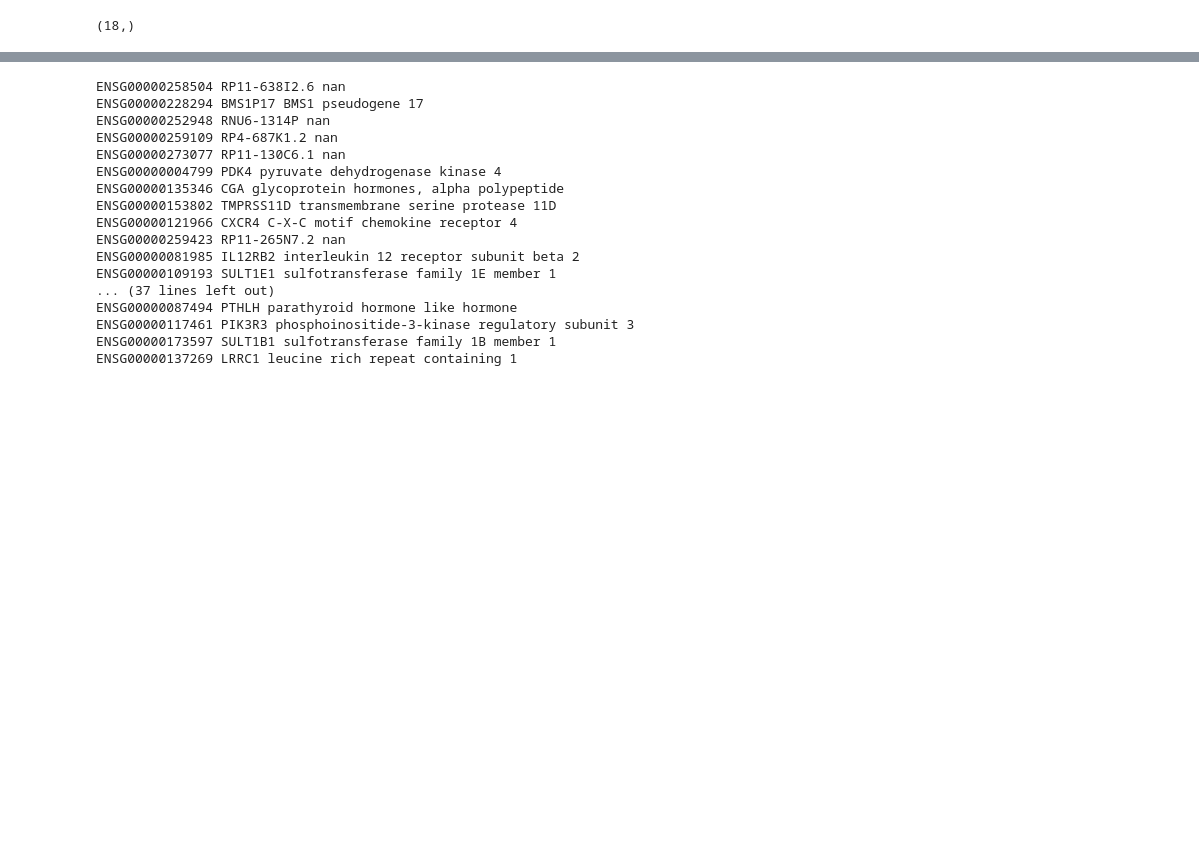
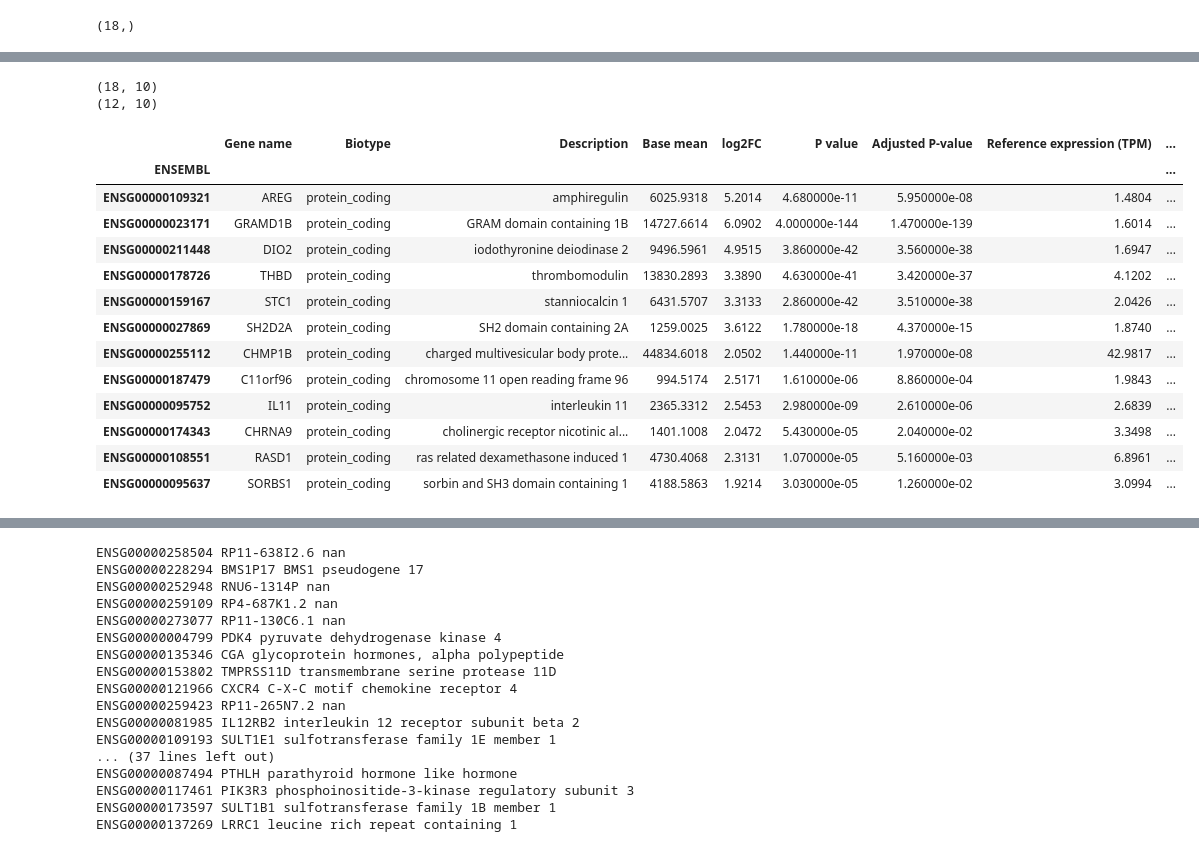
Before and after one commit to adelomana/vigur, a Jupyter notebook: sequencing/intersect/analysis.ipynb, the cells around one changed output, grey strips where cells are left out. Saved outputs shown, nothing was run; the diff lists cells and outputs as text; code cells hidden in the pictures; blank space fills up the shorter version.

```diff
--- a/sequencing/intersect/analysis.ipynb
+++ b/sequencing/intersect/analysis.ipynb
@@ -77,0 +105,24 @@ ENSG00000095637 SORBS1 sorbin and SH3 domain containing 1
+# %%
+best_elements = previous[previous.index.isin(intersect)]
+print(best_elements.shape)
+best_elements = best_elements[best_elements['Sample expression (TPM)'] > 10]
+print(best_elements.shape)
+
+best_elements.sort_values(by='Discrete abs(log2FC)', ascending=False)
+# %% [output]
+(18, 10)
+(12, 10)
+|  | Gene name | Biotype | Description | Base mean | log2FC | P value | Adjusted P-value | Reference expression (TPM) | ... |
+| ENSEMBL |  |  |  |  |  |  |  |  | ... |
+| ENSG00000109321 | AREG | protein_coding | amphiregulin | 6025.9318 | 5.2014 | 4.680000e-11 | 5.950000e-08 | 1.4804 | ... |
+| ENSG00000023171 | GRAMD1B | protein_coding | GRAM domain containing 1B | 14727.6614 | 6.0902 | 4.000000e-144 | 1.470000e-139 | 1.6014 | ... |
+| ENSG00000211448 | DIO2 | protein_coding | iodothyronine deiodinase 2 | 9496.5961 | 4.9515 | 3.860000e-42 | 3.560000e-38 | 1.6947 | ... |
+| ENSG00000178726 | THBD | protein_coding | thrombomodulin | 13830.2893 | 3.3890 | 4.630000e-41 | 3.420000e-37 | 4.1202 | ... |
+| ENSG00000159167 | STC1 | protein_coding | stanniocalcin 1 | 6431.5707 | 3.3133 | 2.860000e-42 | 3.510000e-38 | 2.0426 | ... |
+| ENSG00000027869 | SH2D2A | protein_coding | SH2 domain containing 2A | 1259.0025 | 3.6122 | 1.780000e-18 | 4.370000e-15 | 1.8740 | ... |
+| ENSG00000255112 | CHMP1B | protein_coding | charged multivesicular body prote... | 44834.6018 | 2.0502 | 1.440000e-11 | 1.970000e-08 | 42.9817 | ... |
+| ENSG00000187479 | C11orf96 | protein_coding | chromosome 11 open reading frame 96 | 994.5174 | 2.5171 | 1.610000e-06 | 8.860000e-04 | 1.9843 | ... |
+| ENSG00000095752 | IL11 | protein_coding | interleukin 11 | 2365.3312 | 2.5453 | 2.980000e-09 | 2.610000e-06 | 2.6839 | ... |
+| ENSG00000174343 | CHRNA9 | protein_coding | cholinergic receptor nicotinic al... | 1401.1008 | 2.0472 | 5.430000e-05 | 2.040000e-02 | 3.3498 | ... |
+| ENSG00000108551 | RASD1 | protein_coding | ras related dexamethasone induced 1 | 4730.4068 | 2.3131 | 1.070000e-05 | 5.160000e-03 | 6.8961 | ... |
+| ENSG00000095637 | SORBS1 | protein_coding | sorbin and SH3 domain containing 1 | 4188.5863 | 1.9214 | 3.030000e-05 | 1.260000e-02 | 3.0994 | ... |
```
Also changed, not shown: parts of 4 cells of this notebook.
